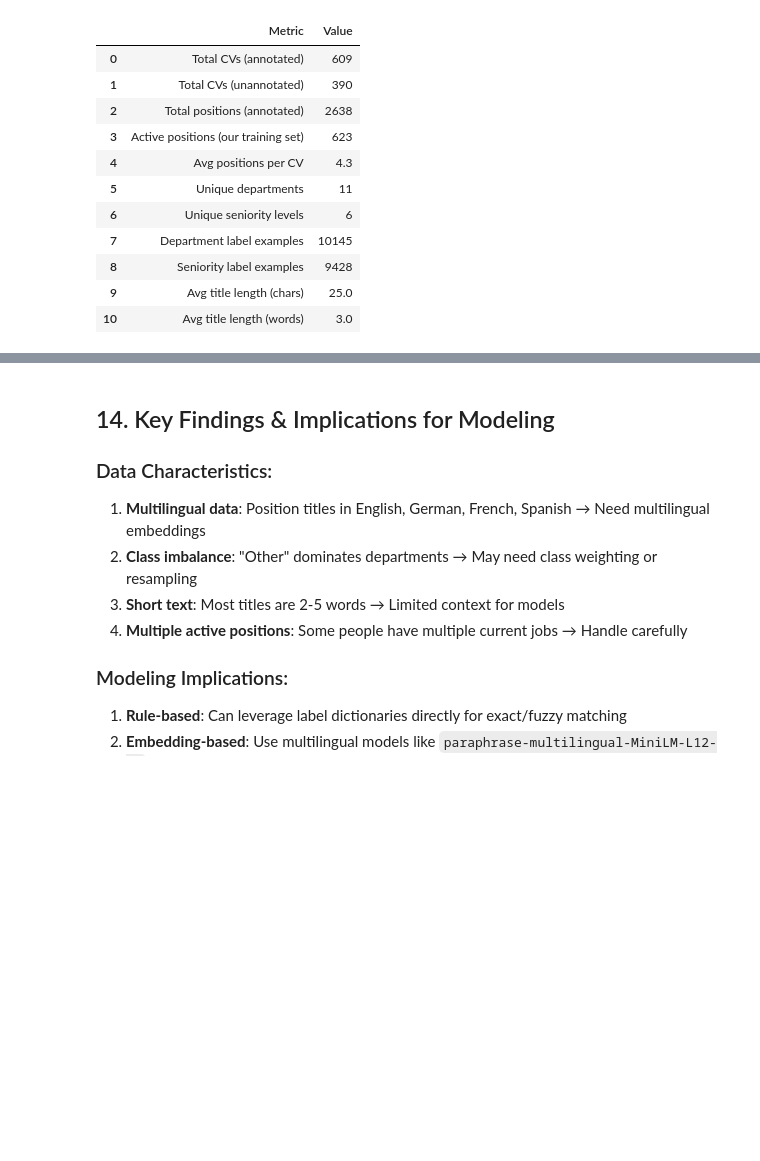
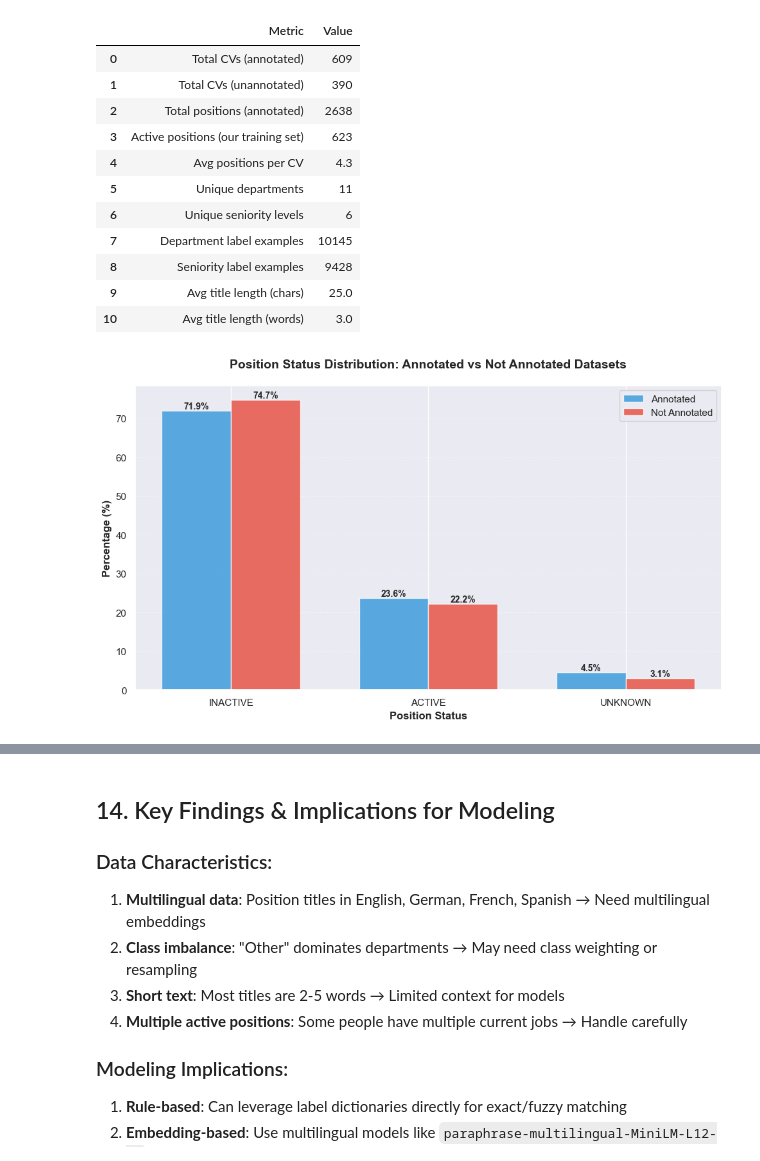
Before and after one commit to Julster35/BuzzwordLearner, a Jupyter notebook: notebooks/01_eda.ipynb, the cells around one changed output, grey strips where cells are left out. Cells and saved outputs as stored; diff of their text form; code cells hidden in the pictures; blank space fills up the shorter version.

```diff
--- a/notebooks/01_eda.ipynb
+++ b/notebooks/01_eda.ipynb
@@ -1308,3 +1308,54 @@ display(summary_df)
 | 8 | Seniority label examples | 9428 |
 | 9 | Avg title length (chars) | 25.0 |
 | 10 | Avg title length (words) | 3.0 |
+# %%
+# Comparison of status distribution between annotated and non-annotated datasets
+
+# Prepare data for comparison
+status_annotated = df_annotated['status'].value_counts()
+status_not_annotated = df_not_annotated['status'].value_counts()
+
+# Create a DataFrame for comparison
+comparison_data = pd.DataFrame({
+    'Annotated': status_annotated,
+    'Not Annotated': status_not_annotated
+}).fillna(0)
+
+# Calculate percentages
+comparison_pct = comparison_data.div(comparison_data.sum(axis=0), axis=1) * 100
+
+# Create the visualization
+fig, ax = plt.subplots(figsize=(10, 6))
+
+# Plot grouped bar chart
+x = range(len(comparison_pct.index))
+width = 0.35
+
+bars1 = ax.bar([i - width/2 for i in x], comparison_pct['Annotated'],
+            width, label='Annotated', color='#3498db', alpha=0.8)
+bars2 = ax.bar([i + width/2 for i in x], comparison_pct['Not Annotated'],
+            width, label='Not Annotated', color='#e74c3c', alpha=0.8)
+
+# Add percentage labels on bars
+for bars in [bars1, bars2]:
+    for bar in bars:
+        height = bar.get_height()
+        ax.text(bar.get_x() + bar.get_width()/2., height,
+                f'{height:.1f}%',
+                ha='center', va='bottom', fontsize=10, fontweight='bold')
+
+# Customize the plot
+ax.set_xlabel('Position Status', fontsize=12, fontweight='bold')
+ax.set_ylabel('Percentage (%)', fontsize=12, fontweight='bold')
+ax.set_title('Position Status Distribution: Annotated vs Not Annotated Datasets',
+            fontsize=14, fontweight='bold', pad=20)
+ax.set_xticks(x)
+ax.set_xticklabels(comparison_pct.index, fontsize=11)
+ax.legend(fontsize=11)
+ax.grid(axis='y', alpha=0.3, linestyle='--')
+
+plt.tight_layout()
+plt.savefig('../reports/figures/status_comparison.png', dpi=150, bbox_inches='tight')
+plt.show()
+# %% [output]
+[figure, added]
```
Also changed, not shown: parts of 7 cells of this notebook, 13 other files.
